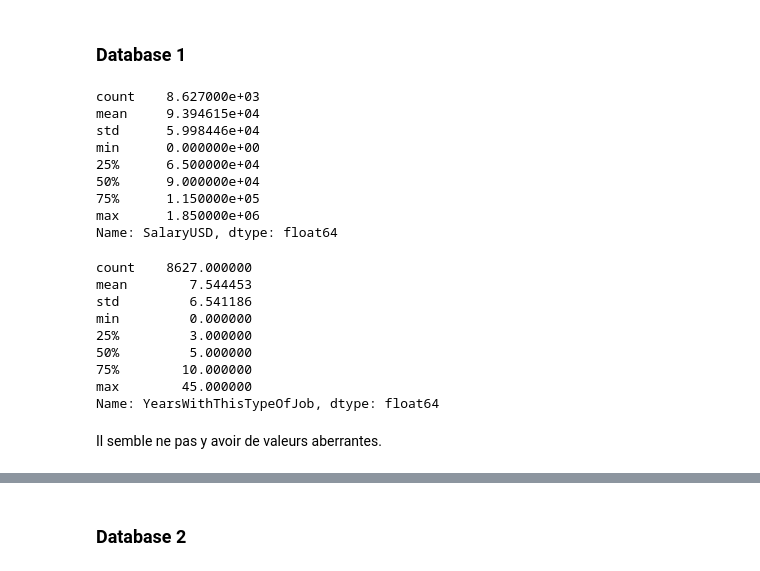
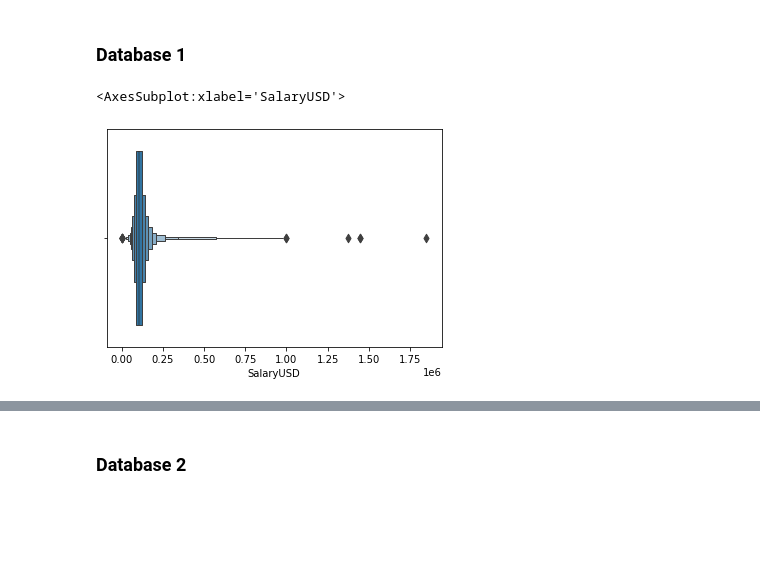
Before and after one commit to Josephine-coding/American_dream, a Jupyter notebook: Notebook/Data Cleaning.ipynb, the cells around one changed output, grey strips where cells are left out. Saved outputs shown, nothing was run; the diff lists cells and outputs as text; code cells hidden in the pictures; blank space fills up the shorter version.

```diff
--- a/Notebook/Data Cleaning.ipynb
+++ b/Notebook/Data Cleaning.ipynb
@@ -274,0 +306,8 @@ Il y a 23 job titles différents.
+# %%
+df1["JobTitle"] = df1["JobTitle"].apply(
+    lambda x: "Database Admin" if x.startswith('DBA') else x
+)
+# %%
+df1["JobTitle"] = df1["JobTitle"].apply(
+    lambda x: "Developer" if x.startswith('Developer') else x
+)
@@ -274,0 +328,3 @@ Il y a 23 job titles différents.
+# %%
+s = df1["JobTitle"].value_counts()
+df1.loc[df1["JobTitle"].isin(s[(s < 5)].index), "JobTitle"] = "Other"
@@ -277,3 +356,7 @@ Il y a 23 job titles différents.
+# %%
+df1["HowManyCompanies"] = df1["HowManyCompanies"].apply(
+    lambda x: "1" if str(x).startswith('1') else "2" if str(x).startswith('2') else x
+)
 # %%
 nb_companies = df1['HowManyCompanies'].unique()
 print(len(nb_companies))
@@ -378,29 +453,9 @@ print(len(dfk['Salary Estimate'].unique()))
 ## 7 - Recherche de valeurs aberrantes
 # %% [markdown]
 ### Database 1
-# %%
-print(df1.SalaryUSD.describe())
-# %% [output]
-count    8.627000e+03
-mean     9.394615e+04
-std      5.998446e+04
-min      0.000000e+00
-25%      6.500000e+04
-50%      9.000000e+04
-75%      1.150000e+05
-max      1.850000e+06
-Name: SalaryUSD, dtype: float64
-# %%
-print(df1.YearsWithThisTypeOfJob.describe())
-# %% [output]
-count    8627.000000
-mean        7.544453
-std         6.541186
-min         0.000000
-25%         3.000000
-50%         5.000000
-75%        10.000000
-max        45.000000
-Name: YearsWithThisTypeOfJob, dtype: float64
-# %% [markdown]
-Il semble ne pas y avoir de valeurs aberrantes.
+# %%
+import seaborn as sns
+sns.boxenplot(x = df1["SalaryUSD"])
+# %% [output]
+<AxesSubplot:xlabel='SalaryUSD'>
+[figure, added]
```
Also changed, not shown: parts of 40 cells of this notebook, 1 other file.
